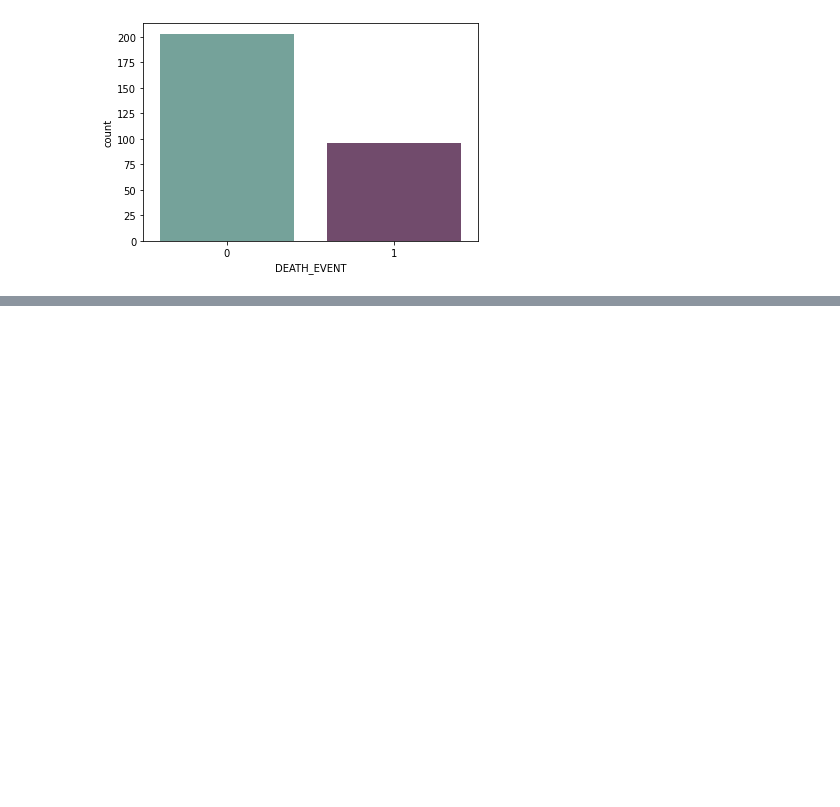
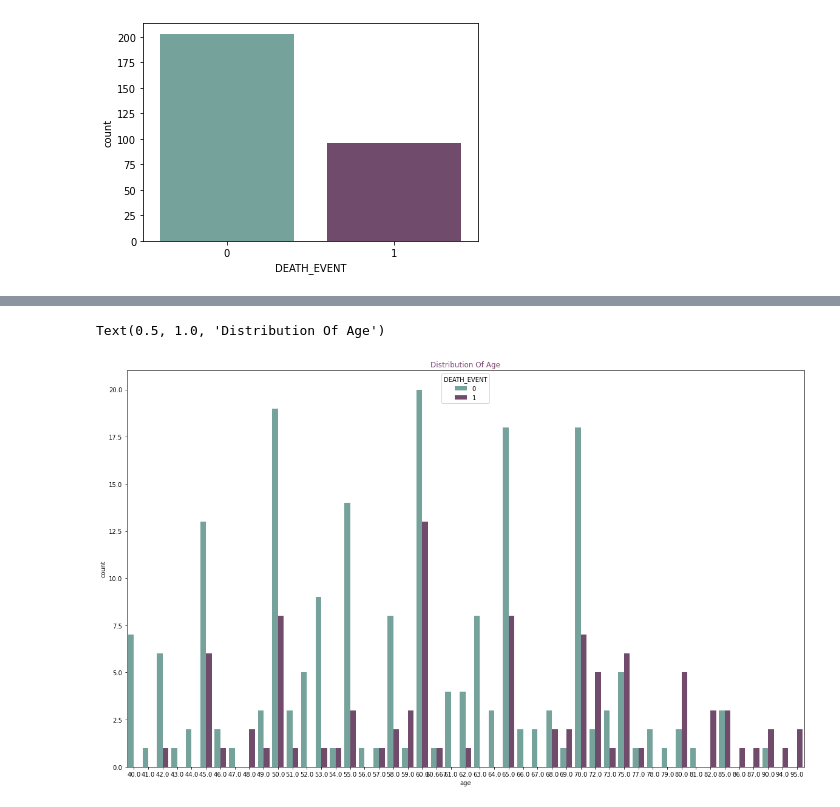
Before and after one commit to onlyabhilash/NLP-Heart-Failure-Prediction, a Jupyter notebook: Heart_Failure_Prediction_ANN.ipynb, the cells around one changed output, grey strips where cells are left out. Saved outputs shown, nothing was run; the diff lists cells and outputs as text; code cells hidden in the pictures; blank space fills up the shorter version.

```diff
--- a/Heart_Failure_Prediction_ANN.ipynb
+++ b/Heart_Failure_Prediction_ANN.ipynb
@@ -73,0 +85,11 @@ sns.countplot(x= data["DEATH_EVENT"], palette= cols)
+# %%
+# Next, we will examine the count plot of age.
+
+#Evauating age distrivution
+plt.figure(figsize=(20,12))
+#colours =["#774571","#b398af","#f1f1f1" ,"#afcdc7", "#6daa9f"]
+Days_of_week=sns.countplot(x=data['age'],data=data, hue ="DEATH_EVENT",palette = cols)
+Days_of_week.set_title("Distribution Of Age", color="#774571")
+# %% [output]
+Text(0.5, 1.0, 'Distribution Of Age')
+[figure, added]
```
Also changed, not shown: parts of 3 cells of this notebook.
